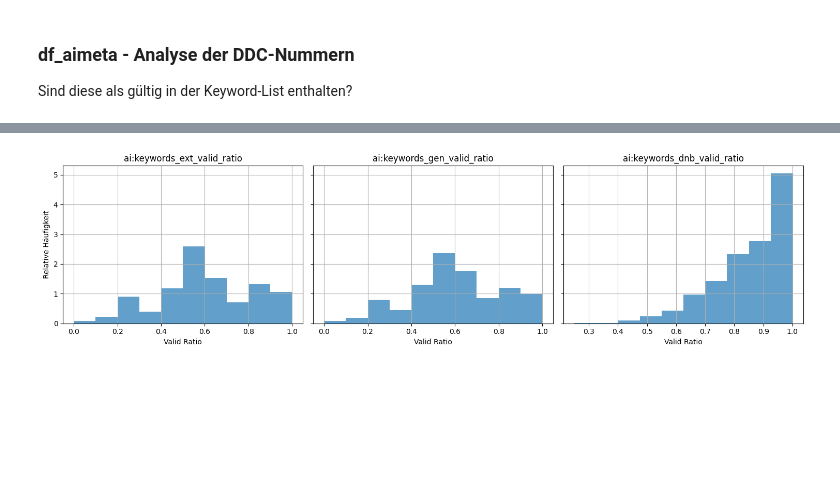
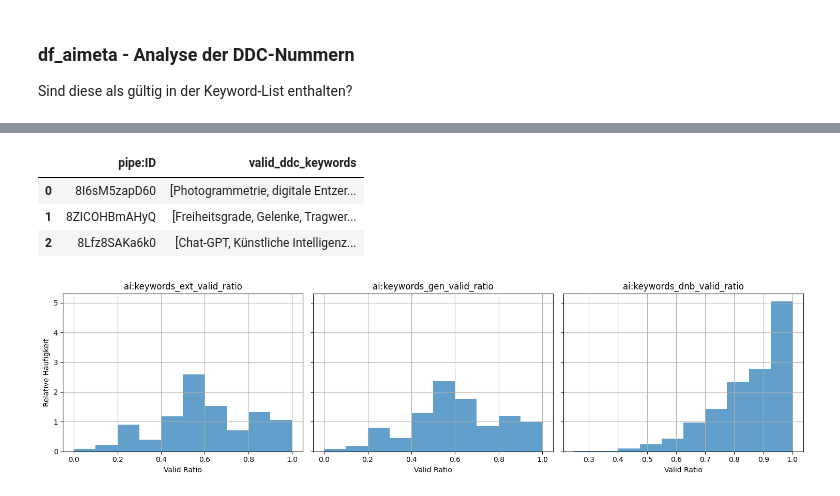
Before and after one commit to TUBAF-IFI-ConnectedLecturer/Data_analysis, a Jupyter notebook: OPAL/classification/00_extractKeywords.ipynb, the cells around one changed output, grey strips where cells are left out. Cells and saved outputs as stored; diff of their text form; code cells hidden in the pictures; blank space fills up the shorter version.

```diff
--- a/OPAL/classification/Test.ipynb
+++ b/OPAL/classification/00_extractKeywords.ipynb
@@ -215,3 +220,15 @@ Validierung abgeschlossen!
 | 0 | 8I6sM5zapD60 | [0, 1, 4, 14] | 0.333333 | [0, 1, 11, 12, 14, 15, 16, 17, 18... | 0.9375 | ... |
 | 1 | 8ZICOHBmAHyQ | [33, 34, 25, 30] | 0.363636 | [40, 41, 43, 44, 45, 46, 47, 50, ... | 0.6875 | ... |
 | 2 | 8Lfz8SAKa6k0 | [58, 52, 53, 54, 55, 56, 3706, 59... | 0.750000 | [67, 68, 69, 70, 71, 72, 73, 74, ... | 0.9375 | ... |
+# %%
+# Füge df_aimeta die gültigen Keywords aus df_keywords hinzu
+df_aimeta['valid_ddc_keywords'] = df_aimeta['all_ddc_valid_ids'].apply(
+    lambda ids: [df_keywords.iloc[i]['raw_keyword'] for i in ids if i < len(df_keywords)]
+)
+# Zeige die ersten 3 Zeilen des aktualisierten DataFrames
+df_aimeta[['pipe:ID', 'valid_ddc_keywords']].head(3)
+# %% [output]
+|  | pipe:ID | valid_ddc_keywords |
+| 0 | 8I6sM5zapD60 | [Photogrammetrie, digitale Entzer... |
+| 1 | 8ZICOHBmAHyQ | [Freiheitsgrade, Gelenke, Tragwer... |
+| 2 | 8Lfz8SAKa6k0 | [Chat-GPT, Künstliche Intelligenz... |
```
Also changed, not shown: parts of 19 cells of this notebook, 16 other files.
